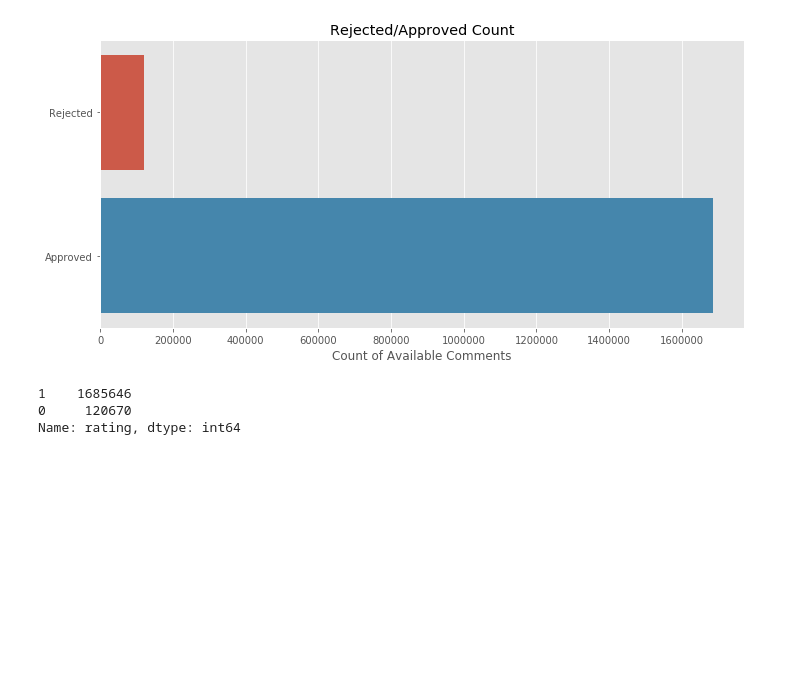
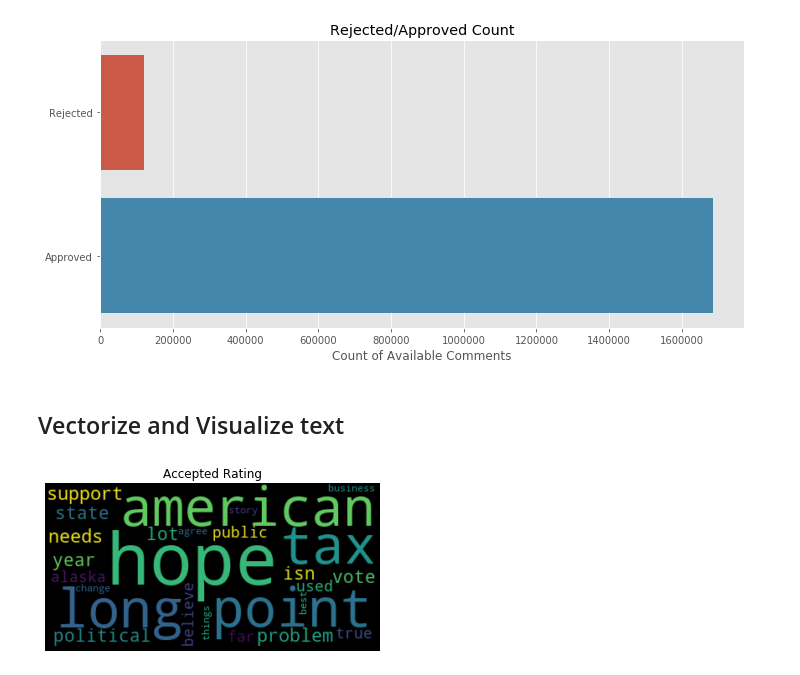
Before and after one commit to hberginc/Capstone2_temp_name, a Jupyter notebook: notebooks/EDA.ipynb, the cells around one changed output. Drawn from its saved outputs; the diff is of its cells as text; code cells hidden in the pictures; blank space fills up the shorter version.

```diff
--- a/notebooks/EDA.ipynb
+++ b/notebooks/EDA.ipynb
@@ -311,18 +133,0 @@ sns.violinplot(df.hour ,y = df.likes)
-# %%
-#Random Forest Improvment
-labels = ['Basic Parameters', 'class weight = balanced', 'Undersampling majority class', 'Grid search', 'Using full dataset']
-accuracies = [0.48, 0.53, 0.83, 0.89, 0.89]
-Precision = [0.95,0.95,0.94,0.93,0.93]
-Recall = [0.47, 0.52, 0.86, 0.94, 0.95]
-
-plt.style.use('ggplot')
-plt.plot(labels,Precision, label = 'Precision')
-plt.plot(labels,Recall, label = 'Recall')
-plt.plot(labels,accuracies, label = 'Accuracy')
-plt.xticks(rotation=30, ha = 'right')
-plt.title('Score Improvments')
-plt.ylabel('Scores')
-plt.legend(prop={'size': 12})
-plt.tight_layout()
-# plt.savefig('../images/Score_improve.png')
-plt.show();
@@ -339,9 +142,3 @@ plt.savefig('../images/orig_bar.png')
 plt.show()
 # %% [output]
 [figure]
-# %%
-df.rating.value_counts()
-# %% [output]
-1    1685646
-0     120670
-Name: rating, dtype: int64
@@ -365,0 +145,25 @@ Name: rating, dtype: int64
+# %% [markdown]
+## Vectorize and Visualize text
+# %%
+# get indices of words with highest tfidf values
+samp = df.sample(frac=1/15, random_state=1)
+samp.text
+
+vectorizer, x_train_vect = orig_vect(samp.text)
+
+
+
+features = vectorizer.get_feature_names()
+
+approved_features = txt_vect.toarray()[samp['rating']==1].mean(axis=0)
+rejected_features = txt_vect.toarray()[samp['rating']==0].mean(axis=0)
+
+approved_set = set(np.array(features)[approved_features.argsort()[::-1][:100]])
+rejected_set = set(np.array(features)[rejected_features.argsort()[::-1][:100]])
+approved_unique = approved_set.difference(rejected_set)
+rejected_unique = rejected_set.difference(approved_set)
+
+plot_word_cloud(' '.join(approved_unique), title = 'Accepted Rating')
+#                 save_fig=True, f_name = 'images/Accepted_wp.png')
+# %% [output]
+[figure, added]
```
Also changed, not shown: parts of 85 cells of this notebook, 8 other files.
